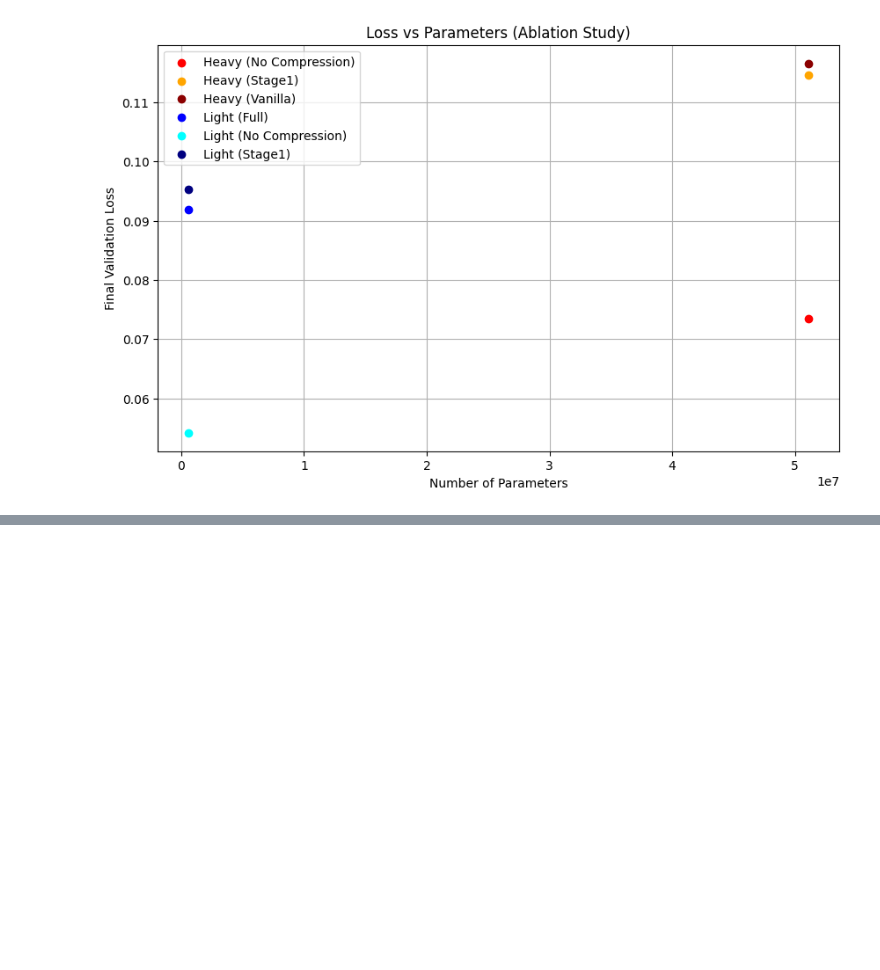
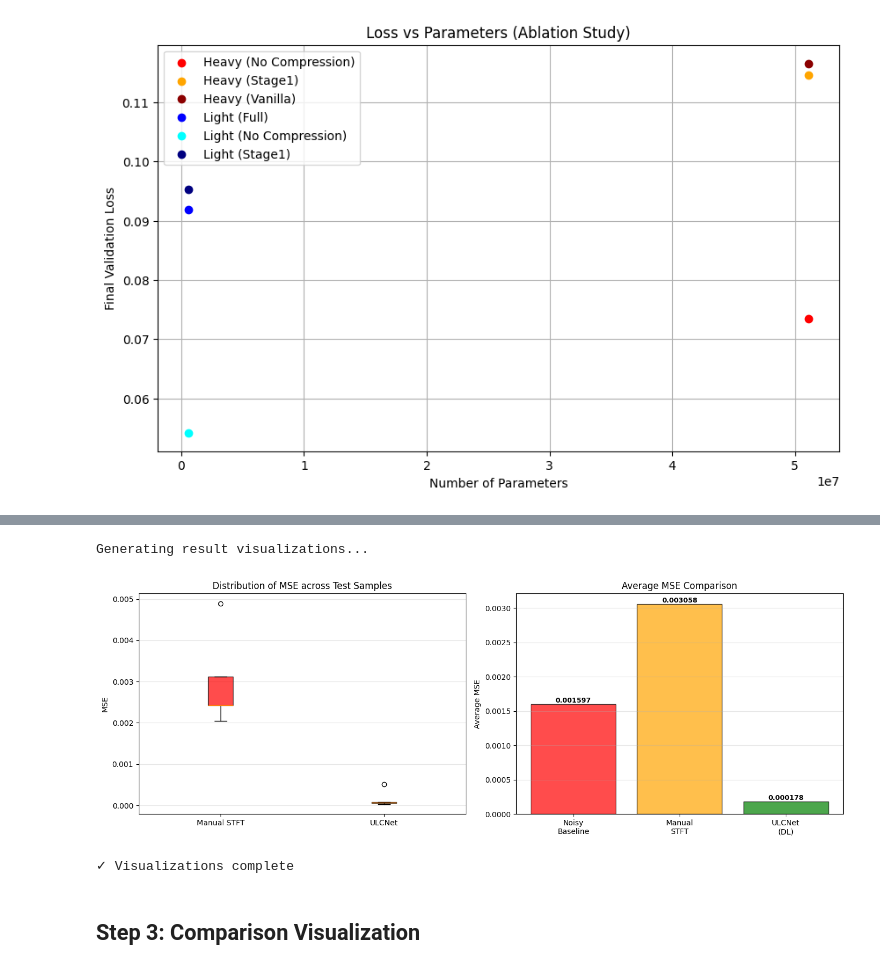
Before and after one commit to aryanthepain/DL_Noise_Suppression_Model, a Jupyter notebook: ULCNet_final_Implementation.ipynb, the cells around one changed output, grey strips where cells are left out. Drawn from its saved outputs; the diff is of its cells as text; code cells hidden in the pictures; blank space fills up the shorter version.

Commit message:
stft included

```diff
--- a/ULCNet_final_Implementation.ipynb
+++ b/ULCNet_final_Implementation.ipynb
@@ -100,7 +100,7 @@ RUN_MODE = "test_all_models"
 
 FORCE_RECOMPUTE = False
 
-QUICK_TEST = False  # Set to True for quick testing (fewer epochs, smaller dataset)
+QUICK_TEST = True  # Set to True for quick testing (fewer epochs, smaller dataset)
 # %%
 # ====================== MODE CONFIGURATION ======================
 MODES = {
@@ -737,18 +737,22 @@ if RUN_MODE == "train_and_test_single":
     print("DataLoader created successfully")
     print(f"Total batches per epoch: {len(loader)}")
 
-    # Create model and move to GPU
-    if MODEL_VARIANT == "heavy":
-        model = ULCNet(mode=MODE, alpha=ALPHA).to(device)
+    # Create model and move to GPU (only if not already loaded from checkpoint)
+    if not model_loaded or model is None:
+        if MODEL_VARIANT == "heavy":
+            model = ULCNet(mode=MODE, alpha=ALPHA).to(device)
+        else:
+            model = ULCNet_Light(mode=MODE, alpha=ALPHA).to(device)
+        print(f"Model created and moved to {device}")
     else:
-        model = ULCNet_Light(mode=MODE, alpha=ALPHA).to(device)
-    print(f"Model moved to {device}")
+        print(f"Using pre-loaded model from checkpoint")
 
     print("Variant:", MODEL_VARIANT)
     print("Mode:", model.mode)
     print("Stage2:", model.use_stage2)
     print("Compression:", model.use_compression)
 
+
     # Create optimizer
     opt = torch.optim.Adam(model.parameters(), lr=4e-4)
 # %% [output]
@@ -1207,0 +1852,57 @@ if RUN_MODE in ["plot_only", "test_all_models"]:
+# %%
+# ====================== VISUALIZATION OF RESULTS ======================
+if results is not None and results['sample_count'] > 0:
+    print("\nGenerating result visualizations...")
+
+    fig, axes = plt.subplots(1, 2, figsize=(14, 5))
+
+    # Data preparation
+    if results['avg_mse_dl'] != float('inf') and len(results['dl_outcomes']) > 0:
+        # Both methods available
+        methods_box = ['Manual STFT', 'ULCNet']
+        data_box = [results['manual_outcomes'], results['dl_outcomes']]
+        methods_bar = ['Noisy\nBaseline', 'Manual\nSTFT', 'ULCNet\n(DL)']
+        avg_mse = [results['avg_mse_noisy'], results['avg_mse_manual'], results['avg_mse_dl']]
+        colors = ['red', 'orange', 'green']
+    else:
+        # Manual only
+        methods_box = ['Manual STFT', 'Noisy Baseline']
+        data_box = [results['manual_outcomes'], [results['avg_mse_noisy']] * len(results['manual_outcomes'])]
+        methods_bar = ['Noisy\nBaseline', 'Manual\nSTFT']
+        avg_mse = [results['avg_mse_noisy'], results['avg_mse_manual']]
+        colors = ['red', 'orange']
+
+    # Box plot
+    bp = axes[0].boxplot(data_box, labels=methods_box, patch_artist=True)
+    for patch, color in zip(bp['boxes'], colors[:len(methods_box)]):
+        patch.set_facecolor(color)
+        patch.set_alpha(0.7)
+    axes[0].set_ylabel('MSE')
+    axes[0].set_title('Distribution of MSE across Test Samples')
+    axes[0].grid(axis='y', alpha=0.3)
+
+    # Bar plot: Average comparison
+    bars = axes[1].bar(methods_bar, avg_mse, color=colors, alpha=0.7, edgecolor='black')
+    axes[1].set_ylabel('Average MSE')
+    axes[1].set_title('Average MSE Comparison')
+    axes[1].grid(axis='y', alpha=0.3)
+
+    # Add value labels on bars
+    for bar, mse in zip(bars, avg_mse):
+        height = bar.get_height()
+        if height != float('inf'):
+            axes[1].text(bar.get_x() + bar.get_width()/2., height,
+                        f'{mse:.6f}',
+                        ha='center', va='bottom', fontweight='bold', fontsize=9)
+
+    plt.tight_layout()
+    plt.show()
+    print("✓ Visualizations complete")
+else:
+    print("\nNo results to visualize yet.")
+# %% [output]
+Generating result visualizations...
+[figure, added]
+✓ Visualizations complete
+# %% [markdown]
+## Step 3: Comparison Visualization
```
Also changed, not shown: parts of 21 cells of this notebook.
